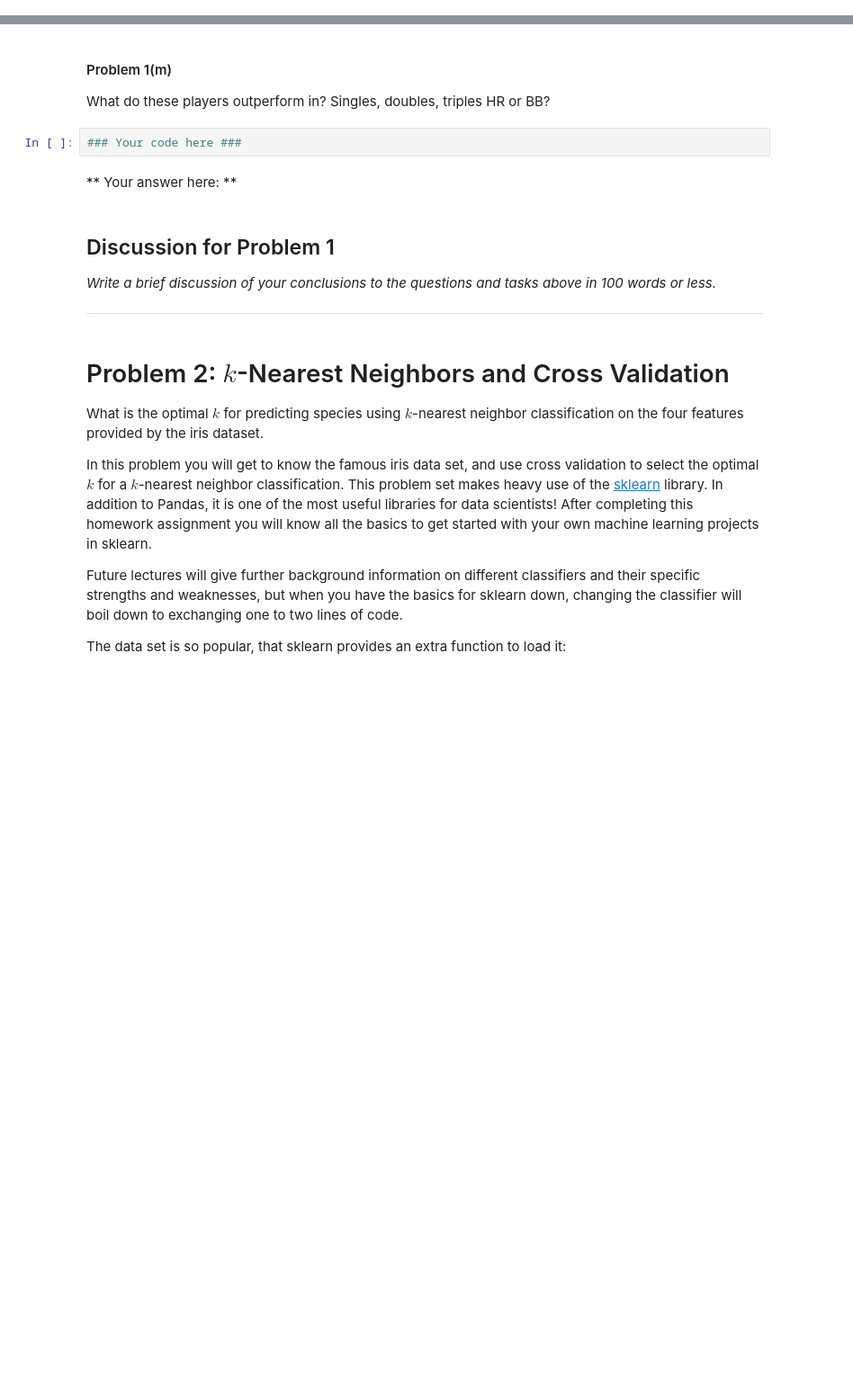
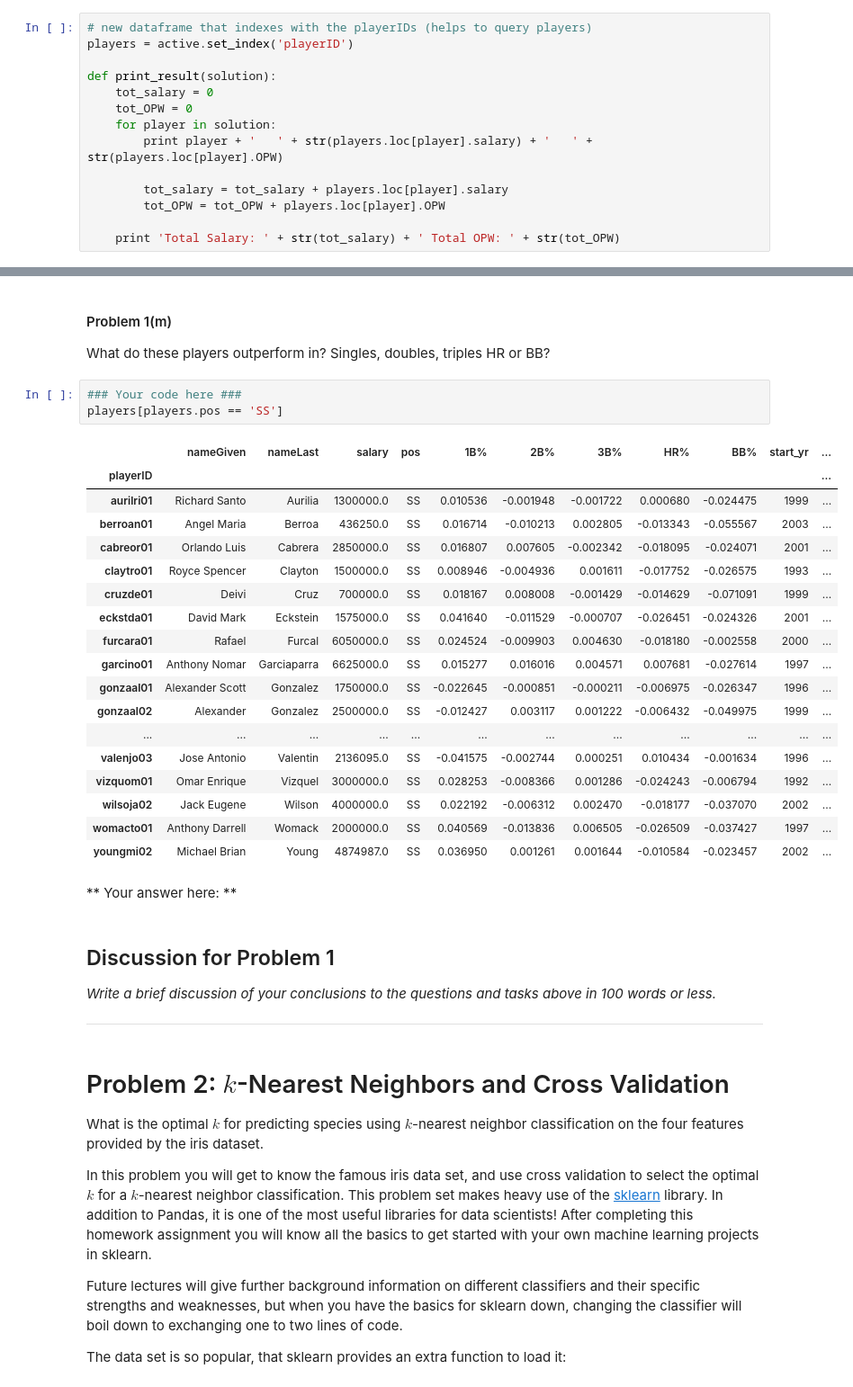
Before and after one commit to tuckergordon/bah_repos, a Jupyter notebook: 2014hw/hw3/HW3.ipynb, the cells around one changed output, grey strips where cells are left out. Shown at 90% size. Saved outputs shown, nothing was run; the diff lists cells and outputs as text; blank space fills up the shorter version.

```diff
--- a/2014hw/hw3/HW3.ipynb
+++ b/2014hw/hw3/HW3.ipynb
@@ -444,0 +411,14 @@ varitja01
+# %%
+# new dataframe that indexes with the playerIDs (helps to query players)
+players = active.set_index('playerID')
+
+def print_result(solution):
+    tot_salary = 0
+    tot_OPW = 0
+    for player in solution:
+        print player + '   ' + str(players.loc[player].salary) + '   ' + str(players.loc[player].OPW)
+
+        tot_salary = tot_salary + players.loc[player].salary
+        tot_OPW = tot_OPW + players.loc[player].OPW
+
+    print 'Total Salary: ' + str(tot_salary) + ' Total OPW: ' + str(tot_OPW)
@@ -447,6 +588,26 @@ varitja01
 What do these players outperform in? Singles, doubles, triples HR or BB?
 # %%
 ### Your code here ###
+players[players.pos == 'SS']
+# %% [output]
+|  | nameGiven | nameLast | salary | pos | 1B% | 2B% | 3B% | HR% | BB% | start_yr | ... |
+| playerID |  |  |  |  |  |  |  |  |  |  | ... |
+| aurilri01 | Richard Santo | Aurilia | 1300000.0 | SS | 0.010536 | -0.001948 | -0.001722 | 0.000680 | -0.024475 | 1999 | ... |
+| berroan01 | Angel Maria | Berroa | 436250.0 | SS | 0.016714 | -0.010213 | 0.002805 | -0.013343 | -0.055567 | 2003 | ... |
+| cabreor01 | Orlando Luis | Cabrera | 2850000.0 | SS | 0.016807 | 0.007605 | -0.002342 | -0.018095 | -0.024071 | 2001 | ... |
+| claytro01 | Royce Spencer | Clayton | 1500000.0 | SS | 0.008946 | -0.004936 | 0.001611 | -0.017752 | -0.026575 | 1993 | ... |
+| cruzde01 | Deivi | Cruz | 700000.0 | SS | 0.018167 | 0.008008 | -0.001429 | -0.014629 | -0.071091 | 1999 | ... |
+| eckstda01 | David Mark | Eckstein | 1575000.0 | SS | 0.041640 | -0.011529 | -0.000707 | -0.026451 | -0.024326 | 2001 | ... |
+| furcara01 | Rafael | Furcal | 6050000.0 | SS | 0.024524 | -0.009903 | 0.004630 | -0.018180 | -0.002558 | 2000 | ... |
+| garcino01 | Anthony Nomar | Garciaparra | 6625000.0 | SS | 0.015277 | 0.016016 | 0.004571 | 0.007681 | -0.027614 | 1997 | ... |
+| gonzaal01 | Alexander Scott | Gonzalez | 1750000.0 | SS | -0.022645 | -0.000851 | -0.000211 | -0.006975 | -0.026347 | 1996 | ... |
+| gonzaal02 | Alexander | Gonzalez | 2500000.0 | SS | -0.012427 | 0.003117 | 0.001222 | -0.006432 | -0.049975 | 1999 | ... |
+| ... | ... | ... | ... | ... | ... | ... | ... | ... | ... | ... | ... |
+| valenjo03 | Jose Antonio | Valentin | 2136095.0 | SS | -0.041575 | -0.002744 | 0.000251 | 0.010434 | -0.001634 | 1996 | ... |
+| vizquom01 | Omar Enrique | Vizquel | 3000000.0 | SS | 0.028253 | -0.008366 | 0.001286 | -0.024243 | -0.006794 | 1992 | ... |
+| wilsoja02 | Jack Eugene | Wilson | 4000000.0 | SS | 0.022192 | -0.006312 | 0.002470 | -0.018177 | -0.037070 | 2002 | ... |
+| womacto01 | Anthony Darrell | Womack | 2000000.0 | SS | 0.040569 | -0.013836 | 0.006505 | -0.026509 | -0.037427 | 1997 | ... |
+| youngmi02 | Michael Brian | Young | 4874987.0 | SS | 0.036950 | 0.001261 | 0.001644 | -0.010584 | -0.023457 | 2002 | ... |
 # %% [markdown]
 ** Your answer here: **
 # %% [markdown]
```
Also changed, not shown: parts of 3 cells of this notebook.
